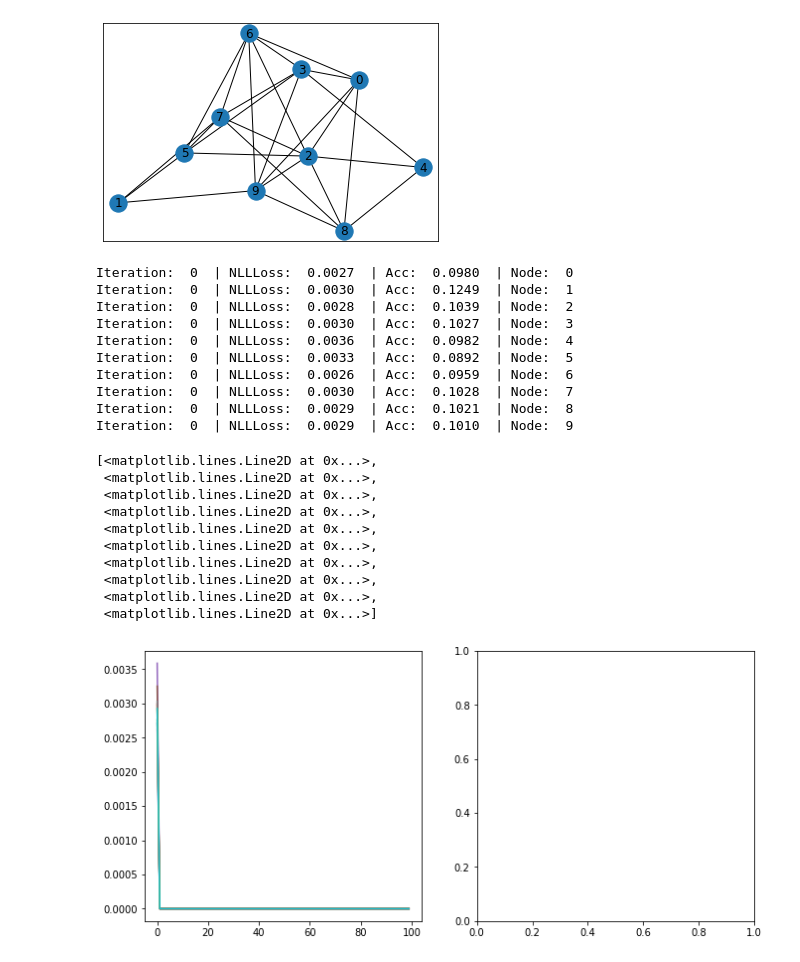
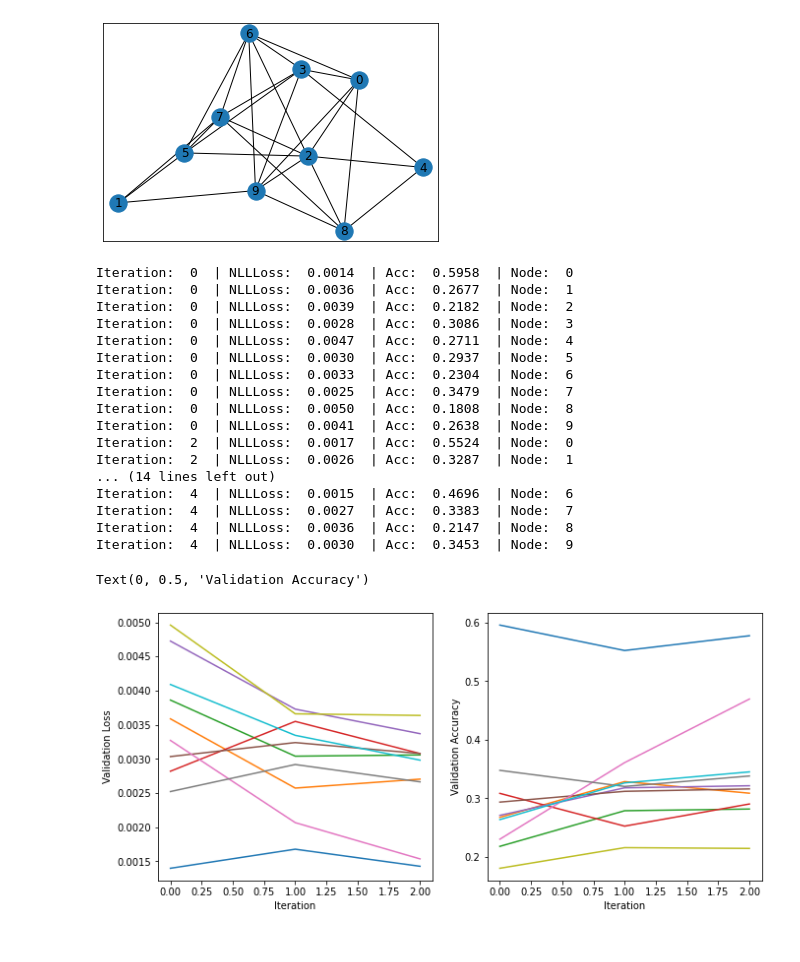
Before and after one commit to javieryu/nn_distributed_training, a Jupyter notebook: ee364b/dist_class_cnn.ipynb, the cells around one changed output. Cells and saved outputs as stored; diff of their text form; code cells hidden in the pictures.

```diff
--- a/ee364b/dist_class_cnn.ipynb
+++ b/ee364b/dist_class_cnn.ipynb
@@ -161,16 +161,16 @@ def validate(base_loss, val_loader, model):
 # %%
 # Setup Loss and CADMM
 primal_steps = 10
-cadmm_iterations = 1000
-eval_every = 10
+cadmm_iterations = 5
+eval_every = 2
 rho = 1.0
 lr = 0.005
 
 num_params = torch.nn.utils.parameters_to_vector(models[0].parameters()).shape[0]
 
 duals = {i : torch.zeros(num_params) for i in range(N)}
-obvs = torch.zeros((cadmm_iterations // eval_every, N))
-accs = torch.zeros((cadmm_iterations // eval_every, N))
+obvs = torch.zeros((cadmm_iterations // eval_every + 1, N))
+accs = torch.zeros((cadmm_iterations // eval_every + 1, N))
 
 cnt_evals = 0
 for k in range(cadmm_iterations):
@@ -189,7 +189,7 @@ for k in range(cadmm_iterations):
         primal_update(train_loaders[i], train_iters[i], models[i], torch.nn.NLLLoss(), duals[i], thj, rho, lr, primal_steps)
 
         # Evaluate model on all classes
-        if k % eval_every == 0:
+        if k % eval_every == 0 or k == cadmm_iterations - 1:
             obvs[cnt_evals, i], accs[cnt_evals, i]  = validate(torch.nn.NLLLoss(), val_loader, models[i])
             obv_str = "{:.4f}".format(obvs[cnt_evals, i].item())
             acc_str = "{:.4f}".format(accs[cnt_evals, i].item())
@@ -198,33 +198,31 @@ for k in range(cadmm_iterations):
     if k % eval_every == 0:
         cnt_evals += 1
 # %% [output]
-Iteration:  0  | NLLLoss:  0.0027  | Acc:  0.0980  | Node:  0
-Iteration:  0  | NLLLoss:  0.0030  | Acc:  0.1249  | Node:  1
-Iteration:  0  | NLLLoss:  0.0028  | Acc:  0.1039  | Node:  2
-Iteration:  0  | NLLLoss:  0.0030  | Acc:  0.1027  | Node:  3
-Iteration:  0  | NLLLoss:  0.0036  | Acc:  0.0982  | Node:  4
-Iteration:  0  | NLLLoss:  0.0033  | Acc:  0.0892  | Node:  5
-Iteration:  0  | NLLLoss:  0.0026  | Acc:  0.0959  | Node:  6
-Iteration:  0  | NLLLoss:  0.0030  | Acc:  0.1028  | Node:  7
-Iteration:  0  | NLLLoss:  0.0029  | Acc:  0.1021  | Node:  8
-Iteration:  0  | NLLLoss:  0.0029  | Acc:  0.1010  | Node:  9
+Iteration:  0  | NLLLoss:  0.0014  | Acc:  0.5958  | Node:  0
+Iteration:  0  | NLLLoss:  0.0036  | Acc:  0.2677  | Node:  1
+Iteration:  0  | NLLLoss:  0.0039  | Acc:  0.2182  | Node:  2
+Iteration:  0  | NLLLoss:  0.0028  | Acc:  0.3086  | Node:  3
+Iteration:  0  | NLLLoss:  0.0047  | Acc:  0.2711  | Node:  4
+Iteration:  0  | NLLLoss:  0.0030  | Acc:  0.2937  | Node:  5
+Iteration:  0  | NLLLoss:  0.0033  | Acc:  0.2304  | Node:  6
+Iteration:  0  | NLLLoss:  0.0025  | Acc:  0.3479  | Node:  7
+Iteration:  0  | NLLLoss:  0.0050  | Acc:  0.1808  | Node:  8
+Iteration:  0  | NLLLoss:  0.0041  | Acc:  0.2638  | Node:  9
+Iteration:  2  | NLLLoss:  0.0017  | Acc:  0.5524  | Node:  0
+Iteration:  2  | NLLLoss:  0.0026  | Acc:  0.3287  | Node:  1
+... (14 lines left out)
+Iteration:  4  | NLLLoss:  0.0015  | Acc:  0.4696  | Node:  6
+Iteration:  4  | NLLLoss:  0.0027  | Acc:  0.3383  | Node:  7
+Iteration:  4  | NLLLoss:  0.0036  | Acc:  0.2147  | Node:  8
+Iteration:  4  | NLLLoss:  0.0030  | Acc:  0.3453  | Node:  9
 # %%
 fig, (ax0, ax1) = plt.subplots(nrows=1, ncols=2, figsize=(11, 5))
 ax0.plot(obvs)
 ax0.set_xlabel("Iteration")
 ax0.set_ylabel("Validation Loss")
-ax0.plot(accs)
-ax0.set_xlabel("Iteration")
-ax0.set_ylabel("Validation Accuracy")
+ax1.plot(accs)
+ax1.set_xlabel("Iteration")
+ax1.set_ylabel("Validation Accuracy")
 # %% [output]
-[<matplotlib.lines.Line2D at 0x...>,
- <matplotlib.lines.Line2D at 0x...>,
- <matplotlib.lines.Line2D at 0x...>,
- <matplotlib.lines.Line2D at 0x...>,
- <matplotlib.lines.Line2D at 0x...>,
- <matplotlib.lines.Line2D at 0x...>,
- <matplotlib.lines.Line2D at 0x...>,
- <matplotlib.lines.Line2D at 0x...>,
- <matplotlib.lines.Line2D at 0x...>,
- <matplotlib.lines.Line2D at 0x...>]
+Text(0, 0.5, 'Validation Accuracy')
-[figure, old version]
+[figure, new version]
```
Also changed, not shown: parts of 1 cell of this notebook, 2 other files.
